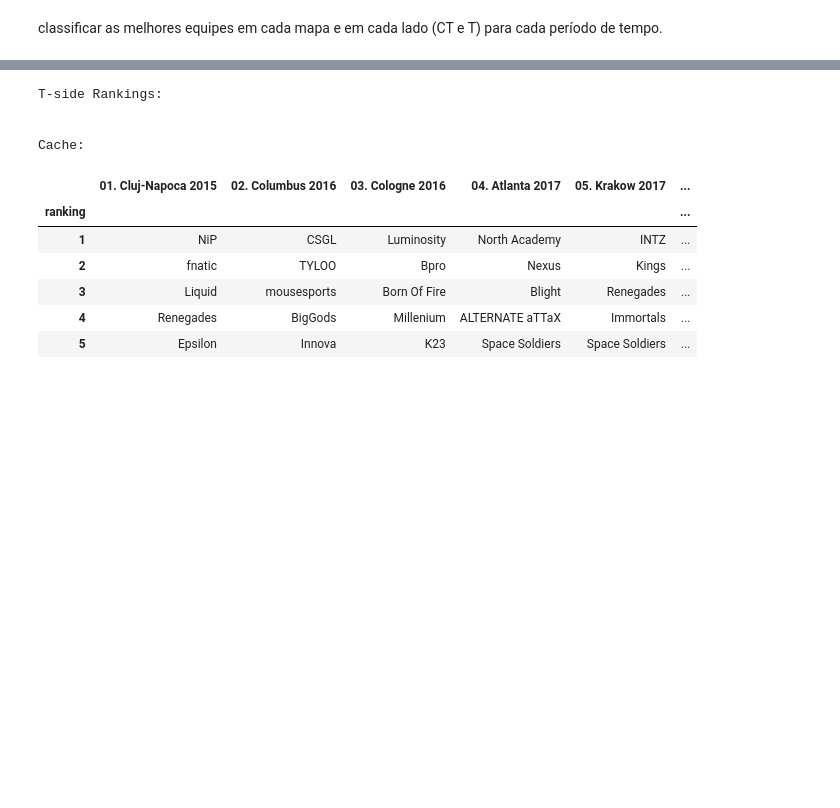
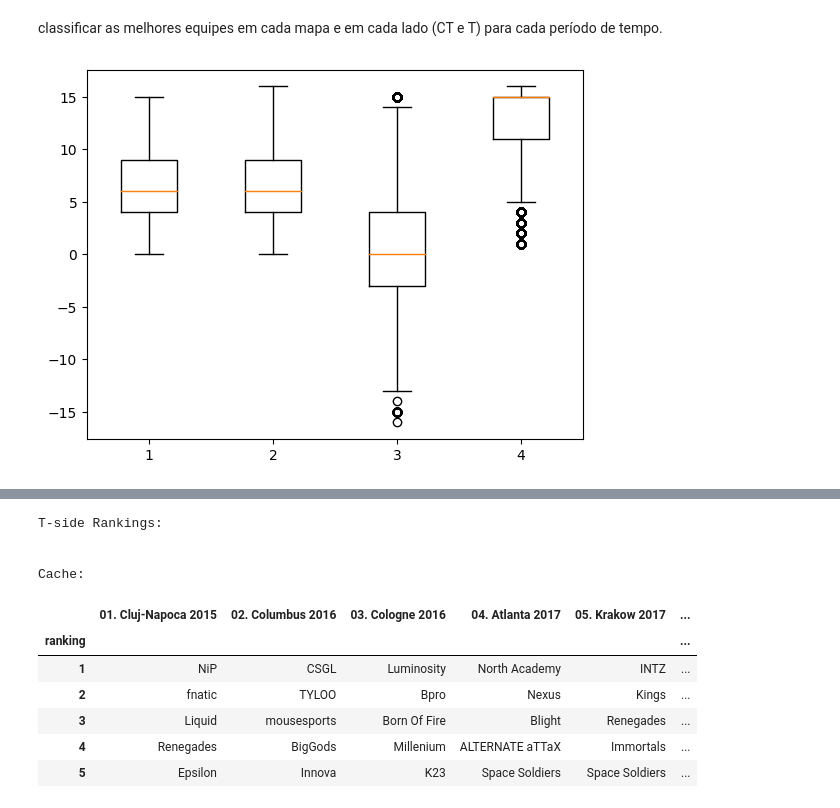
Before and after one commit to DanielMarinhoFerreira/Projeto-Integrador-III-CSV, a Jupyter notebook: analytics/analise_database.ipynb, the cells around one changed output, grey strips where cells are left out. Cells and saved outputs as stored; diff of their text form; code cells hidden in the pictures; blank space fills up the shorter version.

```diff
--- a/analytics/analise_database.ipynb
+++ b/analytics/analise_database.ipynb
@@ -300,3 +302,7 @@ def groupby_time_map_team(results_df_side):
 # %%
 gb_ct = groupby_time_map_team(results_df_ct)
 gb_t = groupby_time_map_team(results_df_t)
+
+new_data_ct = pd.DataFrame(data=results_df_ct)
+new_data_ct.reset_index()
+display(new_data_ct)
@@ -319,3 +339,11 @@ def plot_ranking_teams_sides(gb):
 
         print('\n'+_map+':')
         display(rankings_teams[_map])
+# %%
+fig, ax = plt.subplots()
+ax.boxplot(new_data_ct[['ct_team', 't_opponent', 'side_diff','side_sum']])
+ax.set_ylabel('')
+
+plt.show()
+# %% [output]
+[figure, added]
```
Also changed, not shown: parts of 4 cells of this notebook.
